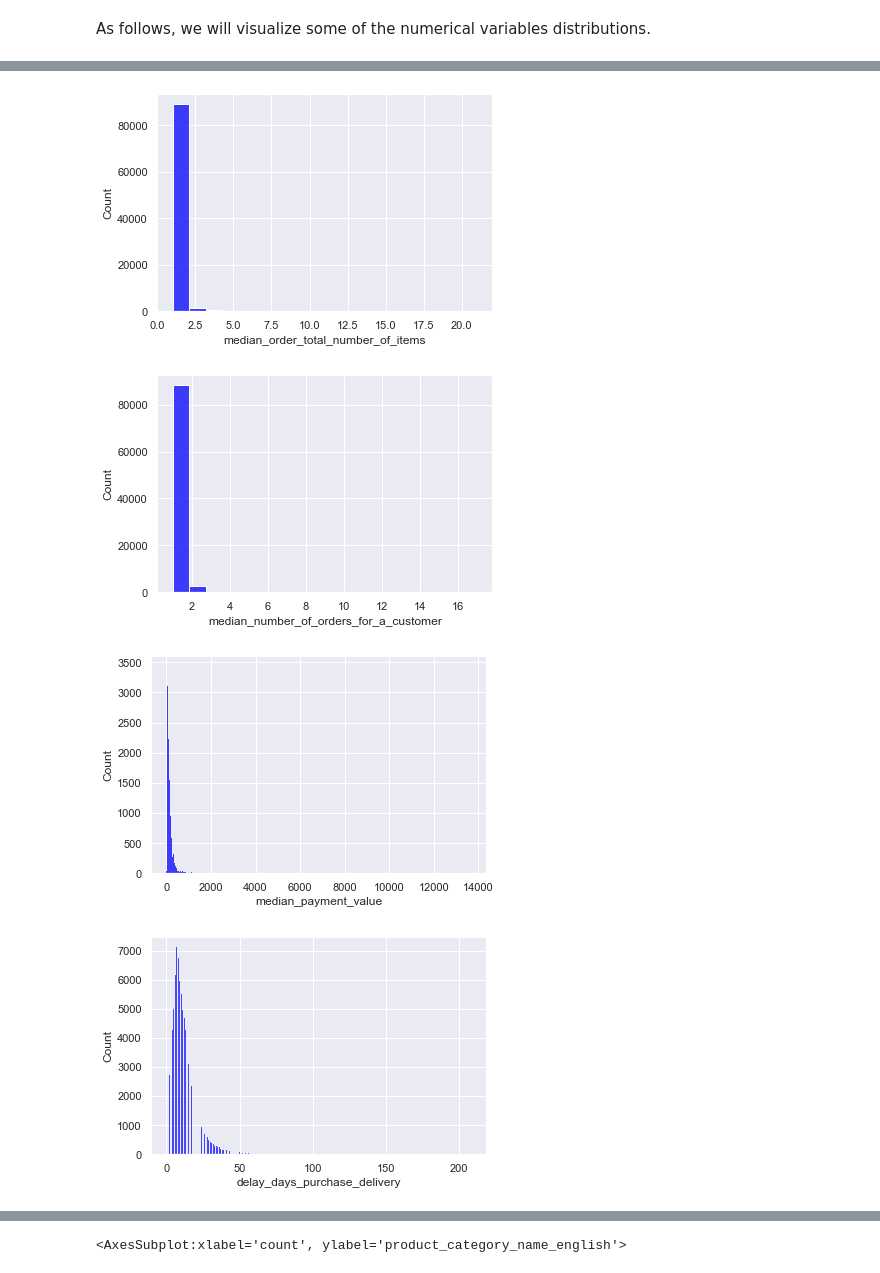
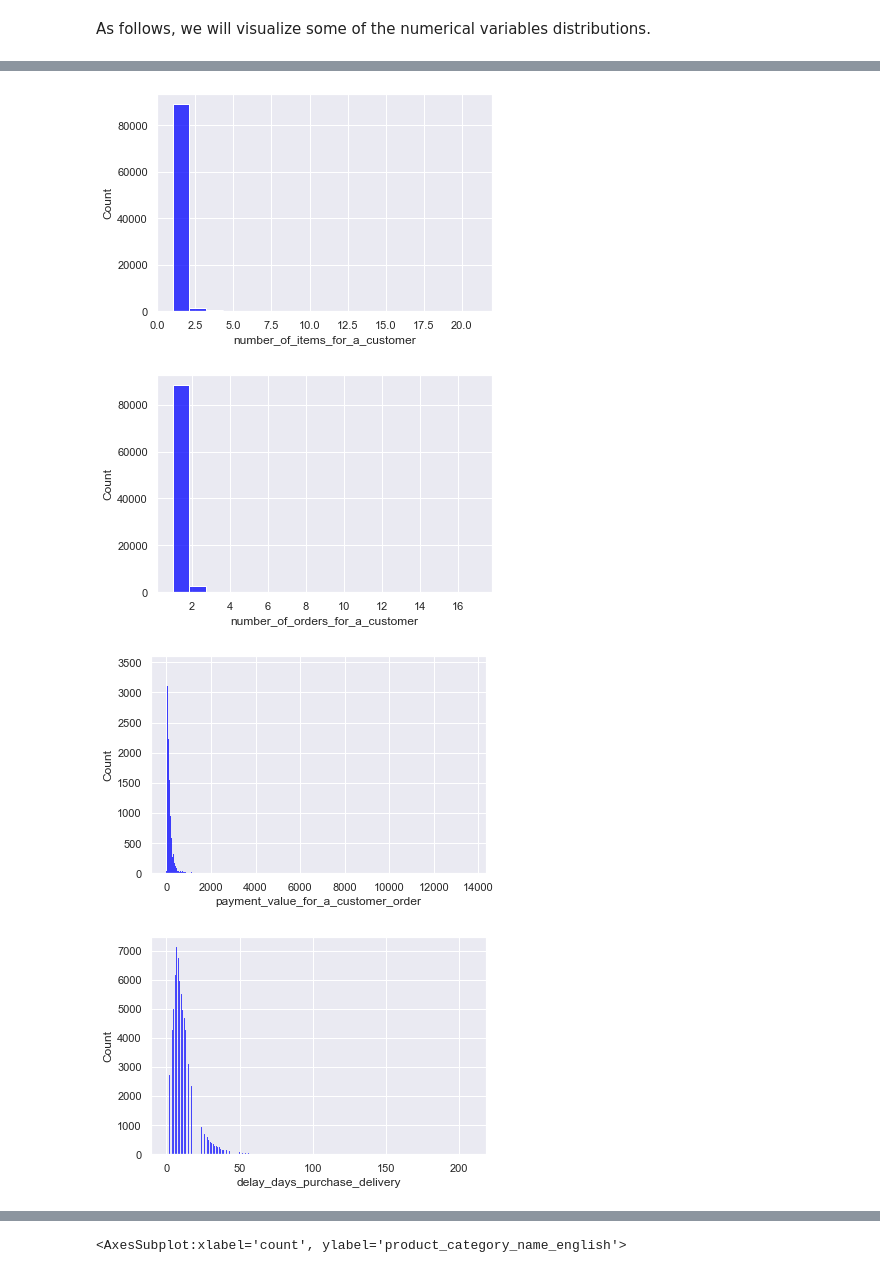
Before and after one commit to MariaDBPerez/clients_segmentation, a Jupyter notebook: project_5_cleaning.ipynb, the cells around one changed output, grey strips where cells are left out. Saved outputs shown, nothing was run; the diff lists cells and outputs as text; code cells hidden in the pictures.

```diff
--- a/project_5_cleaning.ipynb
+++ b/project_5_cleaning.ipynb
@@ -1049,7 +1066,8 @@ dummies_product_category_variables = payments_reviews_customers_orders_products_
 # %%
 # See reference code: https://stackoverflow.com/questions/63636807/pandas-group-by-and-get-dummies
 
-dummies_product_category_variables = dummies_product_category_variables.set_index('customer_unique_id')['product_category_name_english'].str.get_dummies().max(level=0).reset_index()
+dummies_product_category_variables = dummies_product_category_variables.set_index('customer_unique_id')['product_category_name_english'] \
+                                        .str.get_dummies().max(level=0).reset_index()
 # %%
 dummies_product_category_variables.head()
 # %% [output]
@@ -1096,14 +1115,12 @@ memory usage: 30.8+ MB
 # %%
 # df_for_segmentation_analysis.info()
 # %%
-df_for_segmentation_analysis = df_for_segmentation_analysis.drop(columns=[
-                                                'order_item_id',
-                                                'product_id',
-                                                'customer_id',
-                                                'price',
-                                                'freight_value',
-                                                'review_id',
-                                                ])
+df_for_segmentation_analysis = df_for_segmentation_analysis.drop(columns=['order_item_id',
+                                                                            'product_id',
+                                                                            'customer_id',
+                                                                            'price',
+                                                                            'freight_value',
+                                                                            'review_id'])
 # %%
 print ("The number of duplicate values in the variable 'order_id' of the final dataframe is: {}".format(df_for_segmentation_analysis.duplicated(subset=['order_id']).sum()))
 # %% [output]
@@ -1301,6 +1319,7 @@ new_df_for_segmentation_analysis['order_purchase_timestamp'] = pd.to_datetime(ne
 new_df_for_segmentation_analysis['order_delivered_customer_date'] = pd.to_datetime(new_df_for_segmentation_analysis['order_delivered_customer_date']).dt.date
 # %%
-new_df_for_segmentation_analysis['delay_days_purchase_delivery'] = (new_df_for_segmentation_analysis['order_purchase_timestamp'] - new_df_for_segmentation_analysis['order_delivered_customer_date']).dt.days.abs()
+new_df_for_segmentation_analysis['delay_days_purchase_delivery'] = (new_df_for_segmentation_analysis['order_purchase_timestamp'] \
+                                                                    - new_df_for_segmentation_analysis['order_delivered_customer_date']).dt.days.abs()
 # %%
 new_df_for_segmentation_analysis.head()
 # %% [output]
@@ -1362,9 +1381,9 @@ def haversine_distance(lat1, lng1, lat2, lng2, degrees=True):
 # %%
 # Haversine distance between centre state and Olist office. Haversine distance is interpreted in kilometers
 
-new_df_for_segmentation_analysis['olist_office_customer_distance'] = [haversine_distance(olist_lat, olist_lon, x, y)
-                              for x, y in zip(new_df_for_segmentation_analysis.median_geolocation_lat,
-                                              new_df_for_segmentation_analysis.median_geolocation_lng)]
+new_df_for_segmentation_analysis['olist_office_customer_distance'] = [haversine_distance(olist_lat, olist_lon, x, y) \
+                                                                        for x, y in zip(new_df_for_segmentation_analysis.customer_geolocation_latitude,
+                                                                                        new_df_for_segmentation_analysis.customer_geolocation_longitude)]
 # %%
 new_df_for_segmentation_analysis.info()
 # %% [output]
@@ -1402,10 +1421,10 @@ As follows, we will visualize some of the numerical variables distributions.
 # %%
 plt.subplots(figsize=(7, 8))
 
-columns_histogram=['median_order_total_number_of_items',
-                    'median_payment_value',
-                    'median_review_score',
-                    'median_number_of_orders_for_a_customer',
+columns_histogram=['number_of_items_for_a_customer',
+                    'payment_value_for_a_customer_order',
+                    'review_score_for_a_customer_order',
+                    'number_of_orders_for_a_customer',
                     'delay_days_purchase_delivery',
                     'olist_office_customer_distance']
 
@@ -1418,6 +1437,6 @@ for i in new_df_for_segmentation_analysis.columns:
-[figure, old version]
+[figure, new version]
-[figure, old version]
+[figure, new version]
-[figure, old version]
+[figure, new version]
 [figure]
 [figure]
 # %%
```
Also changed, not shown: parts of 49 cells of this notebook, 1 other file.
